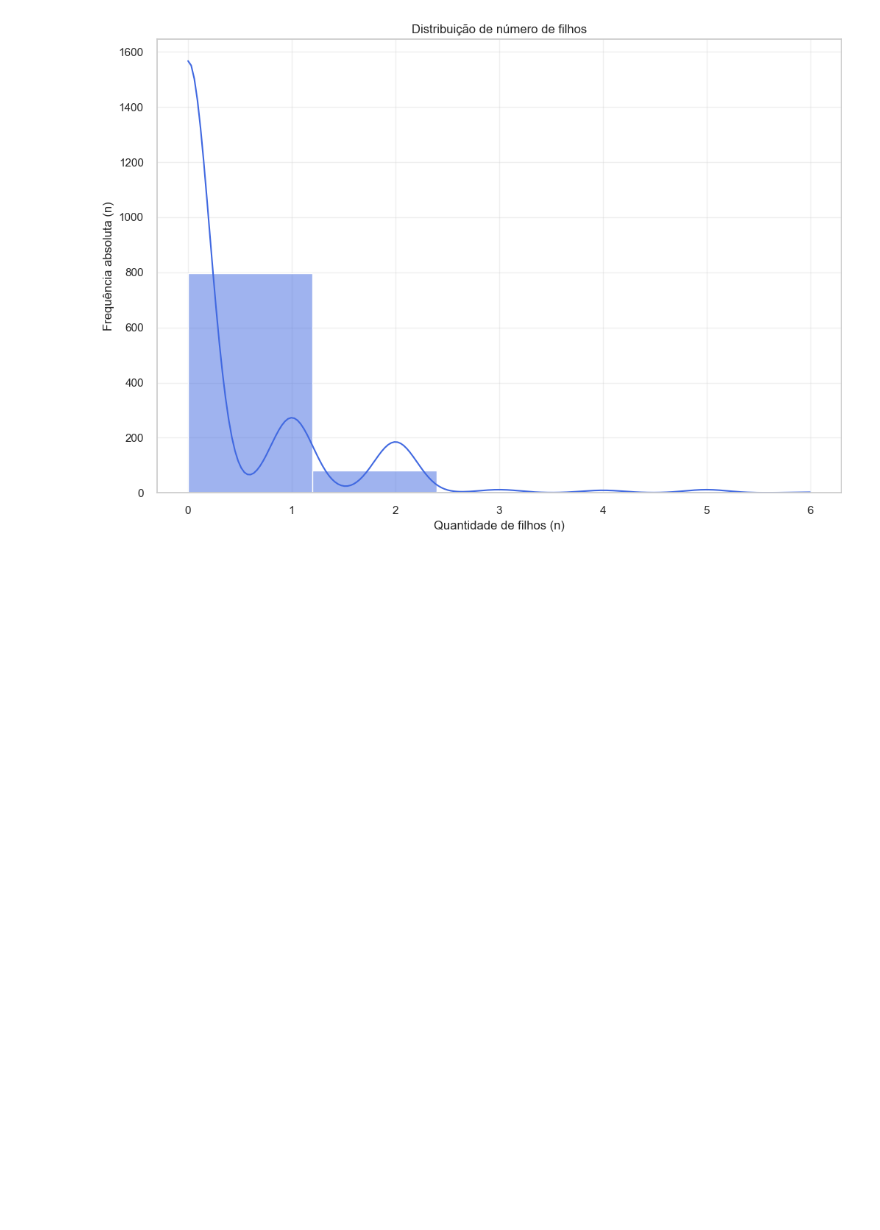
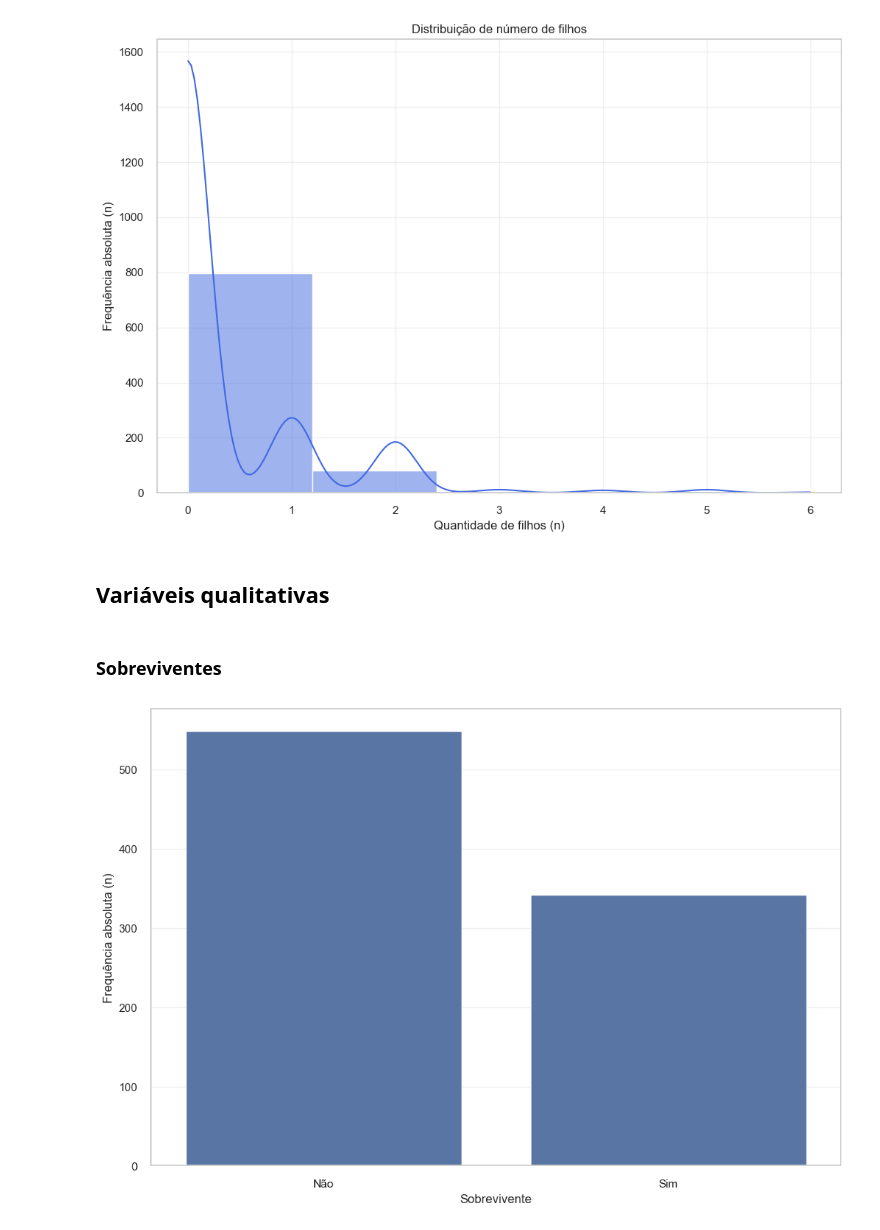
Before and after one commit to AlexandreStos/projeto_titanic, a Jupyter notebook: titanic.ipynb, the cells around one changed output. Saved outputs shown, nothing was run; the diff lists cells and outputs as text; code cells hidden in the pictures; blank space fills up the shorter version.

```diff
--- a/titanic.ipynb
+++ b/titanic.ipynb
@@ -151,3 +151,17 @@ plt.ylabel("Frequência absoluta (n)")
 plt.show()
 # %% [output]
 [figure]
+# %% [markdown]
+## Variáveis qualitativas
+# %% [markdown]
+### Sobreviventes
+# %%
+sns.set_theme(style="whitegrid")
+sns.countplot(x='Survived', data=df,order=[0, 1])
+plt.xticks([0, 1], ['Não', 'Sim'])
+plt.title("")
+plt.xlabel("Sobrevivente")
+plt.ylabel("Frequência absoluta (n)")
+plt.show()
+# %% [output]
+[figure, added]
```
Also changed, not shown: parts of 17 cells of this notebook.
